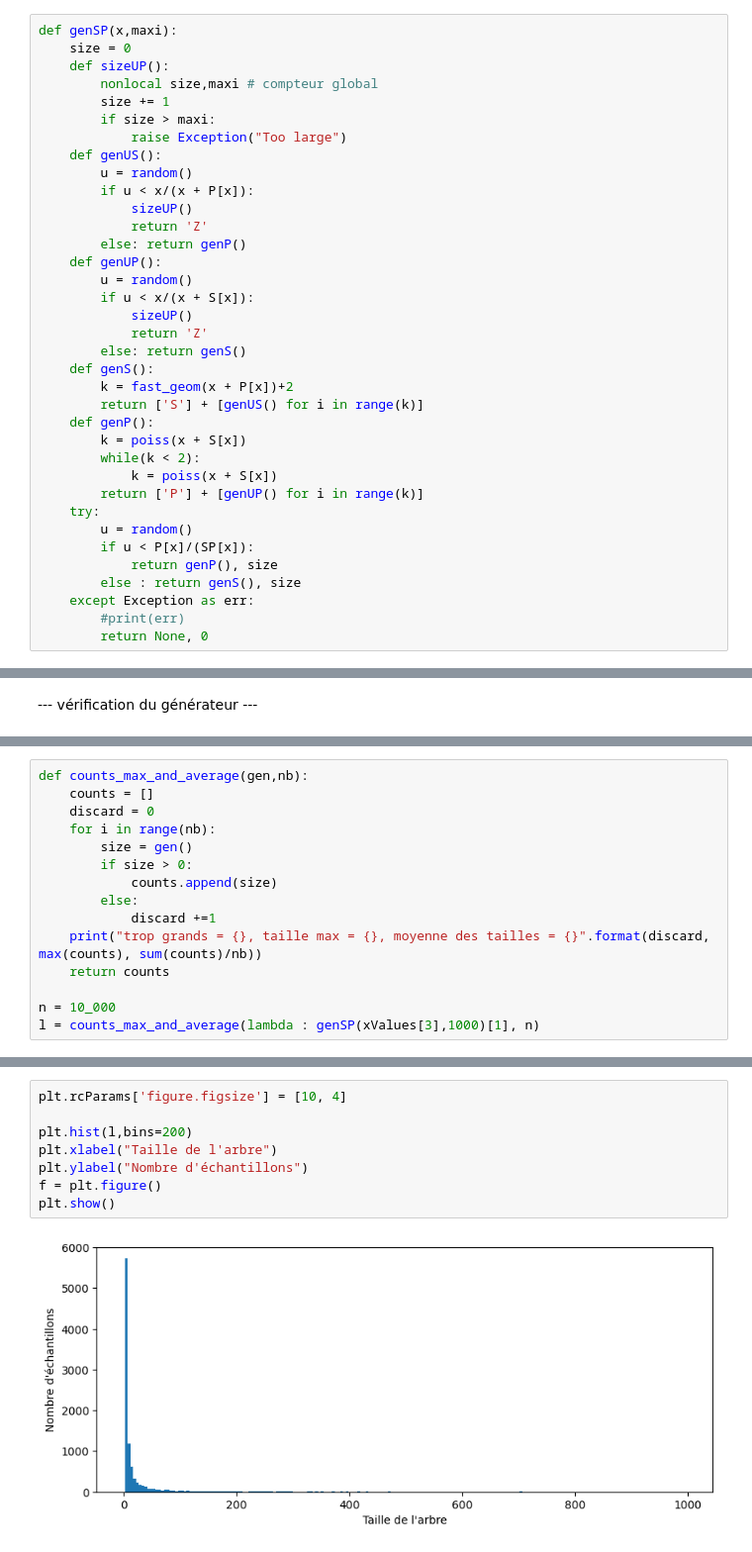
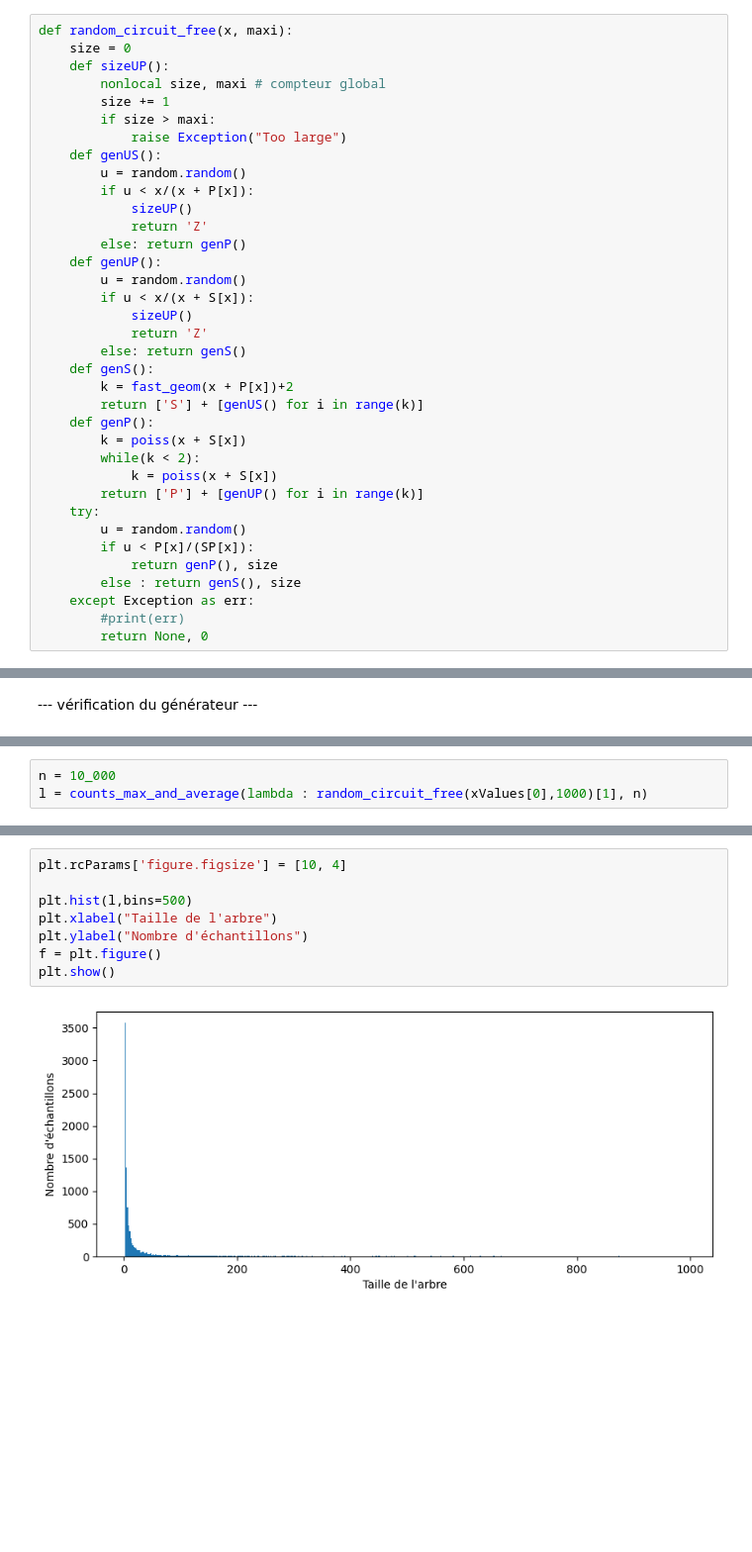
Before and after one commit to CarinePivoteau/Alea2023Notebooks, a Jupyter notebook: gB_circuits_labelled.ipynb, the cells around one changed output, grey strips where cells are left out. Shown: that part at 99% size. Drawn from its saved outputs; the diff is of its cells as text; blank space fills up the shorter version.

```diff
--- a/gB_circuits_labelled.ipynb
+++ b/gB_circuits_labelled.ipynb
@@ -131,21 +85,21 @@ print(xValues,P,S,SP)
 # %% [output]
 [0.2451438475598137, 0.2451438475, 0.245143, 0.2451, 0.2] {0.2451438475598137: 0.1368221595124981, 0.2451438475: 0.1368220951, 0.245143: 0.1362846333, 0.2451: 0.1329816377, 0.2: 0.04232734905} {0.2451 ...
 # %%
-def genSP(x,maxi):
+def random_circuit_free(x, maxi):
     size = 0
     def sizeUP():
-        nonlocal size,maxi # compteur global
+        nonlocal size, maxi # compteur global
         size += 1
         if size > maxi:
             raise Exception("Too large")
     def genUS():
-        u = random()
+        u = random.random()
         if u < x/(x + P[x]):
             sizeUP()
             return 'Z'
         else: return genP()
     def genUP():
-        u = random()
+        u = random.random()
         if u < x/(x + S[x]):
             sizeUP()
             return 'Z'
@@ -159,7 +113,7 @@ def genSP(x,maxi):
             k = poiss(x + S[x])
         return ['P'] + [genUP() for i in range(k)]
     try:
-        u = random()
+        u = random.random()
         if u < P[x]/(SP[x]):
             return genP(), size
         else : return genS(), size
@@ -265,17 +199,5 @@ nb: 6
 5.2631578947368425
 # %%
-def counts_max_and_average(gen,nb):
-    counts = []
-    discard = 0
-    for i in range(nb):
-        size = gen()
-        if size > 0:
-            counts.append(size)
-        else:
-            discard +=1
-    print("trop grands = {}, taille max = {}, moyenne des tailles = {}".format(discard, max(counts), sum(counts)/nb))
-    return counts
-
 n = 10_000
-l = counts_max_and_average(lambda : genSP(xValues[3],1000)[1], n)
+l = counts_max_and_average(lambda : random_circuit_free(xValues[0],1000)[1], n)
 # %% [output]
@@ -283,11 +205,11 @@ trop grands = 144, taille max = 994, moyenne des tailles = 33.6542
 # %%
 plt.rcParams['figure.figsize'] = [10, 4]
 
-plt.hist(l,bins=200)
+plt.hist(l,bins=500)
 plt.xlabel("Taille de l'arbre")
 plt.ylabel("Nombre d'échantillons")
 f = plt.figure()
 plt.show()
 # %% [output]
-[figure, old version]
+[figure, new version]
 <Figure size 1000x400 with 0 Axes>
```
Also changed, not shown: parts of 16 cells of this notebook, 6 other files.
